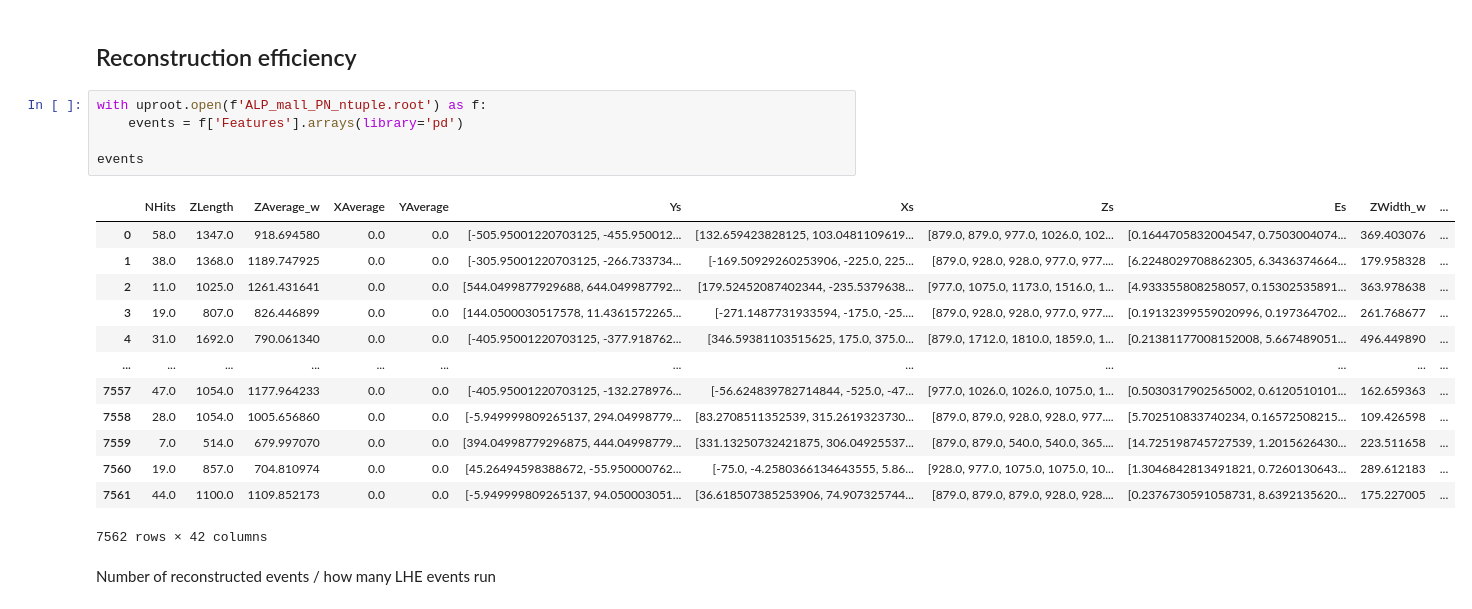
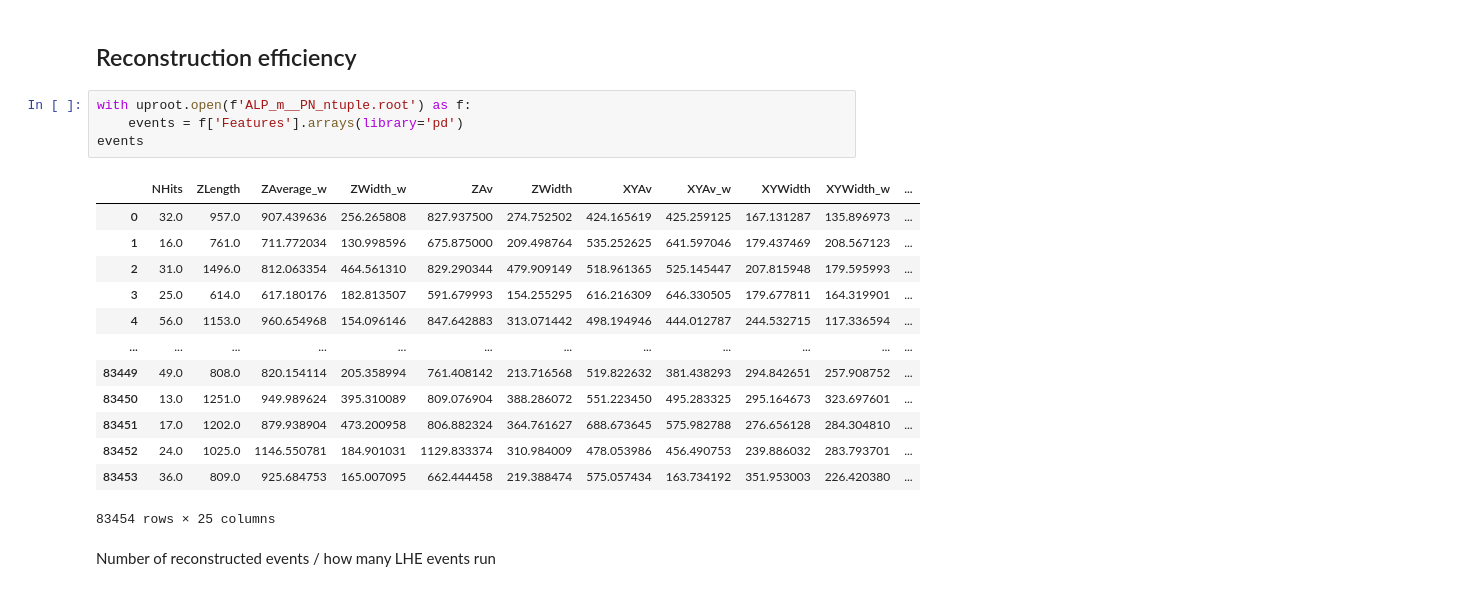
Before and after one commit to GnarlyYew/ldmx-alp-study, a Jupyter notebook: configs/analyzingroot.ipynb, the cells around one changed output. Saved outputs shown, nothing was run; the diff lists cells and outputs as text.

```diff
--- a/configs/analyzingroot.ipynb
+++ b/configs/analyzingroot.ipynb
@@ -16,24 +16,23 @@ import plotly.graph_objects as go
 # %% [markdown]
 ## Reconstruction efficiency
 # %%
-with uproot.open(f'ALP_mall_PN_ntuple.root') as f:
+with uproot.open(f'ALP_m__PN_ntuple.root') as f:
     events = f['Features'].arrays(library='pd')
-
 events
 # %% [output]
-|  | NHits | ZLength | ZAverage_w | XAverage | YAverage | Ys | Xs | Zs | Es | ZWidth_w | ... |
-| 0 | 58.0 | 1347.0 | 918.694580 | 0.0 | 0.0 | [-505.95001220703125, -455.950012... | [132.659423828125, 103.0481109619... | [879.0, 879.0, 977.0, 1026.0, 102... | [0.1644705832004547, 0.7503004074... | 369.403076 | ... |
-| 1 | 38.0 | 1368.0 | 1189.747925 | 0.0 | 0.0 | [-305.95001220703125, -266.733734... | [-169.50929260253906, -225.0, 225... | [879.0, 928.0, 928.0, 977.0, 977.... | [6.2248029708862305, 6.3436374664... | 179.958328 | ... |
-| 2 | 11.0 | 1025.0 | 1261.431641 | 0.0 | 0.0 | [544.0499877929688, 644.049987792... | [179.52452087402344, -235.5379638... | [977.0, 1075.0, 1173.0, 1516.0, 1... | [4.933355808258057, 0.15302535891... | 363.978638 | ... |
-| 3 | 19.0 | 807.0 | 826.446899 | 0.0 | 0.0 | [144.0500030517578, 11.4361572265... | [-271.1487731933594, -175.0, -25.... | [879.0, 928.0, 928.0, 977.0, 977.... | [0.19132399559020996, 0.197364702... | 261.768677 | ... |
-| 4 | 31.0 | 1692.0 | 790.061340 | 0.0 | 0.0 | [-405.95001220703125, -377.918762... | [346.59381103515625, 175.0, 375.0... | [879.0, 1712.0, 1810.0, 1859.0, 1... | [0.21381177008152008, 5.667489051... | 496.449890 | ... |
+|  | NHits | ZLength | ZAverage_w | ZWidth_w | ZAv | ZWidth | XYAv | XYAv_w | XYWidth | XYWidth_w | ... |
+| 0 | 32.0 | 957.0 | 907.439636 | 256.265808 | 827.937500 | 274.752502 | 424.165619 | 425.259125 | 167.131287 | 135.896973 | ... |
+| 1 | 16.0 | 761.0 | 711.772034 | 130.998596 | 675.875000 | 209.498764 | 535.252625 | 641.597046 | 179.437469 | 208.567123 | ... |
+| 2 | 31.0 | 1496.0 | 812.063354 | 464.561310 | 829.290344 | 479.909149 | 518.961365 | 525.145447 | 207.815948 | 179.595993 | ... |
+| 3 | 25.0 | 614.0 | 617.180176 | 182.813507 | 591.679993 | 154.255295 | 616.216309 | 646.330505 | 179.677811 | 164.319901 | ... |
+| 4 | 56.0 | 1153.0 | 960.654968 | 154.096146 | 847.642883 | 313.071442 | 498.194946 | 444.012787 | 244.532715 | 117.336594 | ... |
 | ... | ... | ... | ... | ... | ... | ... | ... | ... | ... | ... | ... |
-| 7557 | 47.0 | 1054.0 | 1177.964233 | 0.0 | 0.0 | [-405.95001220703125, -132.278976... | [-56.624839782714844, -525.0, -47... | [977.0, 1026.0, 1026.0, 1075.0, 1... | [0.5030317902565002, 0.6120510101... | 162.659363 | ... |
-| 7558 | 28.0 | 1054.0 | 1005.656860 | 0.0 | 0.0 | [-5.949999809265137, 294.04998779... | [83.2708511352539, 315.2619323730... | [879.0, 879.0, 928.0, 928.0, 977.... | [5.702510833740234, 0.16572508215... | 109.426598 | ... |
-| 7559 | 7.0 | 514.0 | 679.997070 | 0.0 | 0.0 | [394.04998779296875, 444.04998779... | [331.13250732421875, 306.04925537... | [879.0, 879.0, 540.0, 540.0, 365.... | [14.725198745727539, 1.2015626430... | 223.511658 | ... |
-| 7560 | 19.0 | 857.0 | 704.810974 | 0.0 | 0.0 | [45.26494598388672, -55.950000762... | [-75.0, -4.2580366134643555, 5.86... | [928.0, 977.0, 1075.0, 1075.0, 10... | [1.3046842813491821, 0.7260130643... | 289.612183 | ... |
-| 7561 | 44.0 | 1100.0 | 1109.852173 | 0.0 | 0.0 | [-5.949999809265137, 94.050003051... | [36.618507385253906, 74.907325744... | [879.0, 879.0, 879.0, 928.0, 928.... | [0.2376730591058731, 8.6392135620... | 175.227005 | ... |
+| 83449 | 49.0 | 808.0 | 820.154114 | 205.358994 | 761.408142 | 213.716568 | 519.822632 | 381.438293 | 294.842651 | 257.908752 | ... |
+| 83450 | 13.0 | 1251.0 | 949.989624 | 395.310089 | 809.076904 | 388.286072 | 551.223450 | 495.283325 | 295.164673 | 323.697601 | ... |
+| 83451 | 17.0 | 1202.0 | 879.938904 | 473.200958 | 806.882324 | 364.761627 | 688.673645 | 575.982788 | 276.656128 | 284.304810 | ... |
+| 83452 | 24.0 | 1025.0 | 1146.550781 | 184.901031 | 1129.833374 | 310.984009 | 478.053986 | 456.490753 | 239.886032 | 283.793701 | ... |
+| 83453 | 36.0 | 809.0 | 925.684753 | 165.007095 | 662.444458 | 219.388474 | 575.057434 | 163.734192 | 351.953003 | 226.420380 | ... |
-7562 rows × 42 columns
+83454 rows × 25 columns
 # %% [markdown]
 Number of reconstructed events / how many LHE events run
 # %%
```
Also changed, not shown: parts of 4 cells of this notebook, 47 other files.
